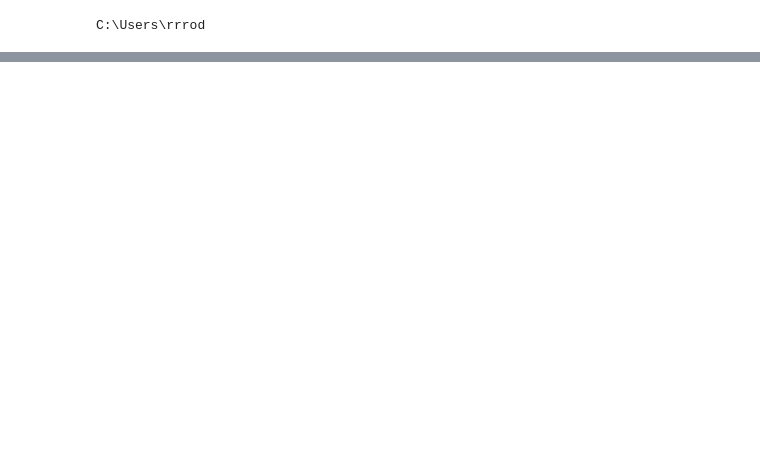
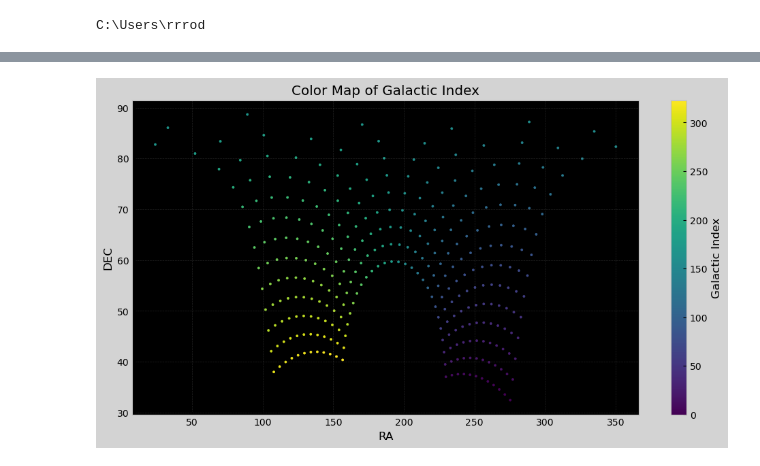
Before and after one commit to lea-yamashiro/FFC_4, a Jupyter notebook: code/Richard_R/attempt_2.ipynb, the cells around one changed output, grey strips where cells are left out. Cells and saved outputs as stored; diff of their text form; code cells hidden in the pictures; blank space fills up the shorter version.

```diff
--- a/code/Richard_R/attempt_2.ipynb
+++ b/code/Richard_R/attempt_2.ipynb
@@ -66,0 +113,19 @@ No valid data loaded. Check the data files.
+# %%
+# extracts RA, DEC, and Galactic_Index columns from the DataFrame
+RA = df['RA']
+DEC = df['DEC']
+Galactic_Index = df['Galactic_Index']
+
+# plots that shit!
+fig, ax = plt.subplots(figsize=(12, 6))
+fig.patch.set_facecolor('lightgray')
+ax.set_facecolor('black')  # sets facecolor
+sc = ax.scatter(RA, DEC, s=5, c=Galactic_Index, cmap='viridis')
+plt.xlabel('RA')
+plt.ylabel('DEC')
+plt.title('Color Map of Galactic Index')
+plt.colorbar(sc, label='Galactic Index')
+plt.grid(True, alpha=0.2)
+plt.show()
+# %% [output]
+[figure, added]
```
Also changed, not shown: parts of 4 cells of this notebook.
